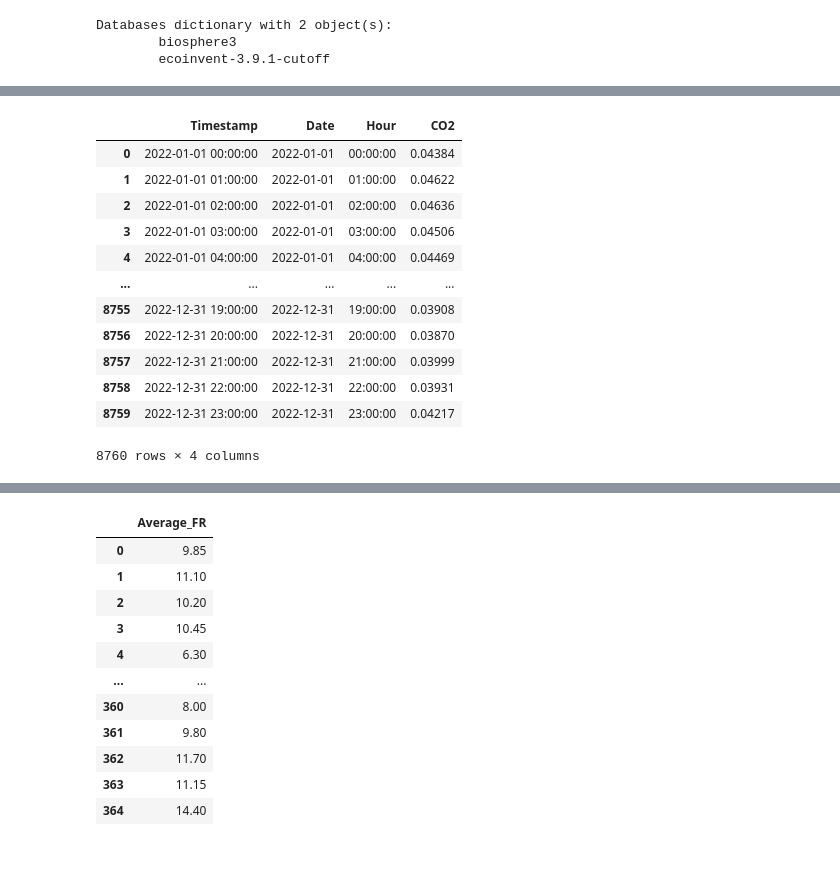
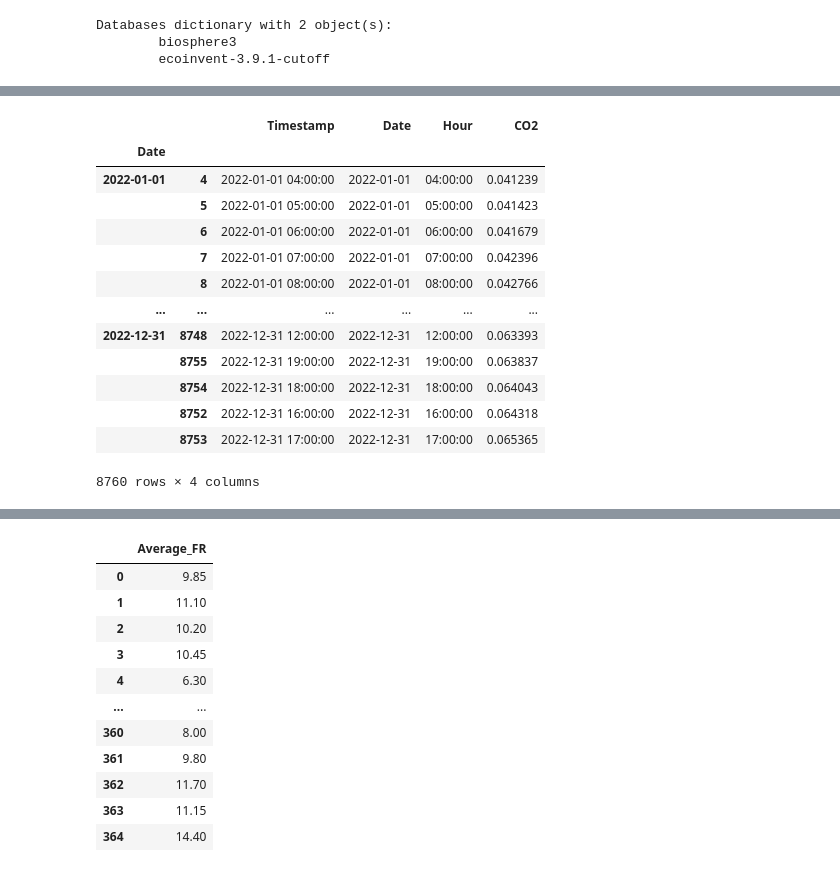
Before and after one commit to Dominik1207/K_ISS, a Jupyter notebook: Optimization.ipynb, the cells around one changed output, grey strips where cells are left out. Drawn from its saved outputs; the diff is of its cells as text; code cells hidden in the pictures.

```diff
--- a/Optimization.ipynb
+++ b/Optimization.ipynb
@@ -25,0 +37,4 @@ eidb = bw2data.Database("ecoinvent-3.9.1-cutoff")
+# %%
+test02=dataset.copy()
+test03=test02.sum(dim="technology")
+test03
@@ -62,22 +237,8 @@ timestep = pd.Series(pd.date_range(start=f'{year}-01-01', end=f'{year}-12-31 23:
 dates = pd.date_range(start=f'{year}-01-01', end=f'{year}-12-31')
 num_repeats = 24
 # %%
-a= pd.DataFrame({'Timestamp': timestep})
-a['Date']= pd.DataFrame(dates.repeat(num_repeats),columns=['date'])
-a['Hour'] = pd.to_datetime(a['Timestamp']).dt.strftime('%H:%M:%S')
-a['CO2']=df["CO2"]
-a
+# a= pd.DataFrame({'Timestamp': timestep})
+# a['Date']= pd.DataFrame(dates.repeat(num_repeats),columns=['date'])
+# a['Hour'] = pd.to_datetime(a['Timestamp']).dt.strftime('%H:%M:%S')
+# a['CO2']=df["CO2"]
+# a
-# %% [output]
-|  | Timestamp | Date | Hour | CO2 |
-| 0 | 2022-01-01 00:00:00 | 2022-01-01 | 00:00:00 | 0.04384 |
-| 1 | 2022-01-01 01:00:00 | 2022-01-01 | 01:00:00 | 0.04622 |
-| 2 | 2022-01-01 02:00:00 | 2022-01-01 | 02:00:00 | 0.04636 |
-| 3 | 2022-01-01 03:00:00 | 2022-01-01 | 03:00:00 | 0.04506 |
-| 4 | 2022-01-01 04:00:00 | 2022-01-01 | 04:00:00 | 0.04469 |
-| ... | ... | ... | ... | ... |
-| 8755 | 2022-12-31 19:00:00 | 2022-12-31 | 19:00:00 | 0.03908 |
-| 8756 | 2022-12-31 20:00:00 | 2022-12-31 | 20:00:00 | 0.03870 |
-| 8757 | 2022-12-31 21:00:00 | 2022-12-31 | 21:00:00 | 0.03999 |
-| 8758 | 2022-12-31 22:00:00 | 2022-12-31 | 22:00:00 | 0.03931 |
-| 8759 | 2022-12-31 23:00:00 | 2022-12-31 | 23:00:00 | 0.04217 |
-8760 rows × 4 columns
@@ -87 +245,22 @@ def sort_data(group):
+# %%
+def sort_data(group):
+    return group.sort_values('CO2', ascending=True)
+
+grouped_data1 = df01.groupby('Date').apply(sort_data)
+grouped_data1
+# %% [output]
+|  |  | Timestamp | Date | Hour | CO2 |
+| Date |  |  |  |  |  |
+| 2022-01-01 | 4 | 2022-01-01 04:00:00 | 2022-01-01 | 04:00:00 | 0.041239 |
+|  | 5 | 2022-01-01 05:00:00 | 2022-01-01 | 05:00:00 | 0.041423 |
+|  | 6 | 2022-01-01 06:00:00 | 2022-01-01 | 06:00:00 | 0.041679 |
+|  | 7 | 2022-01-01 07:00:00 | 2022-01-01 | 07:00:00 | 0.042396 |
+|  | 8 | 2022-01-01 08:00:00 | 2022-01-01 | 08:00:00 | 0.042766 |
+| ... | ... | ... | ... | ... | ... |
+| 2022-12-31 | 8748 | 2022-12-31 12:00:00 | 2022-12-31 | 12:00:00 | 0.063393 |
+|  | 8755 | 2022-12-31 19:00:00 | 2022-12-31 | 19:00:00 | 0.063837 |
+|  | 8754 | 2022-12-31 18:00:00 | 2022-12-31 | 18:00:00 | 0.064043 |
+|  | 8752 | 2022-12-31 16:00:00 | 2022-12-31 | 16:00:00 | 0.064318 |
+|  | 8753 | 2022-12-31 17:00:00 | 2022-12-31 | 17:00:00 | 0.065365 |
+8760 rows × 4 columns
 # %%
```
Also changed, not shown: parts of 33 cells of this notebook.
